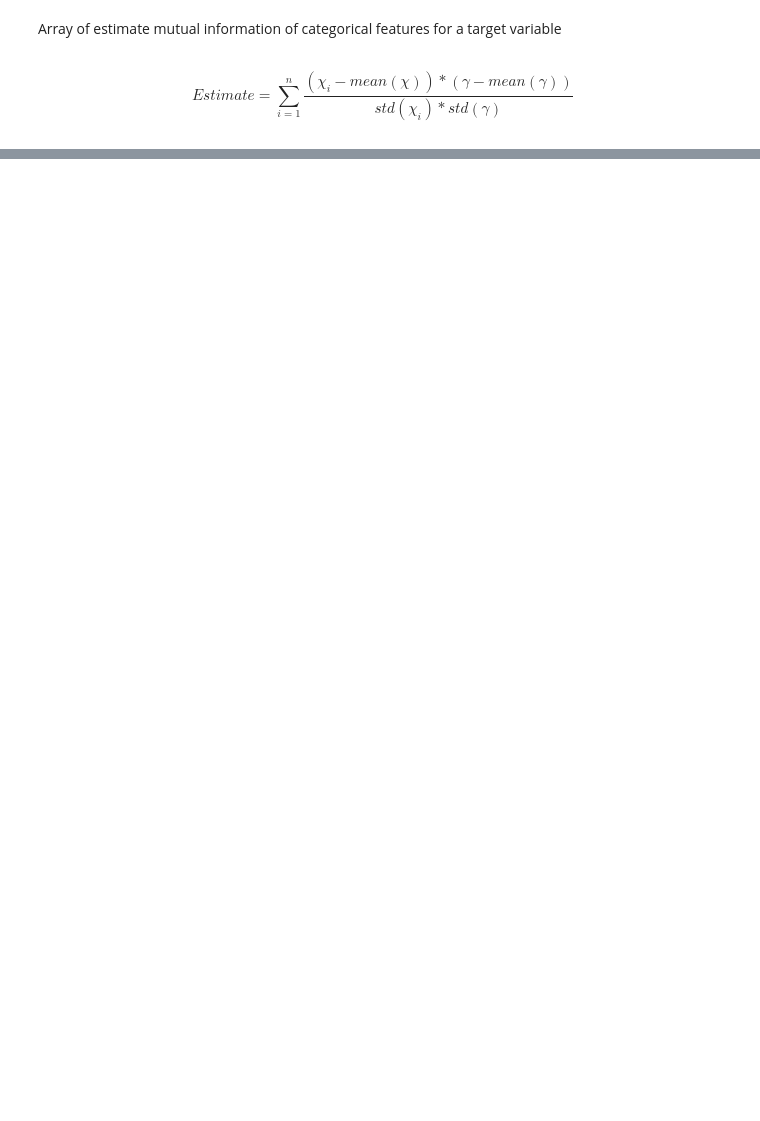
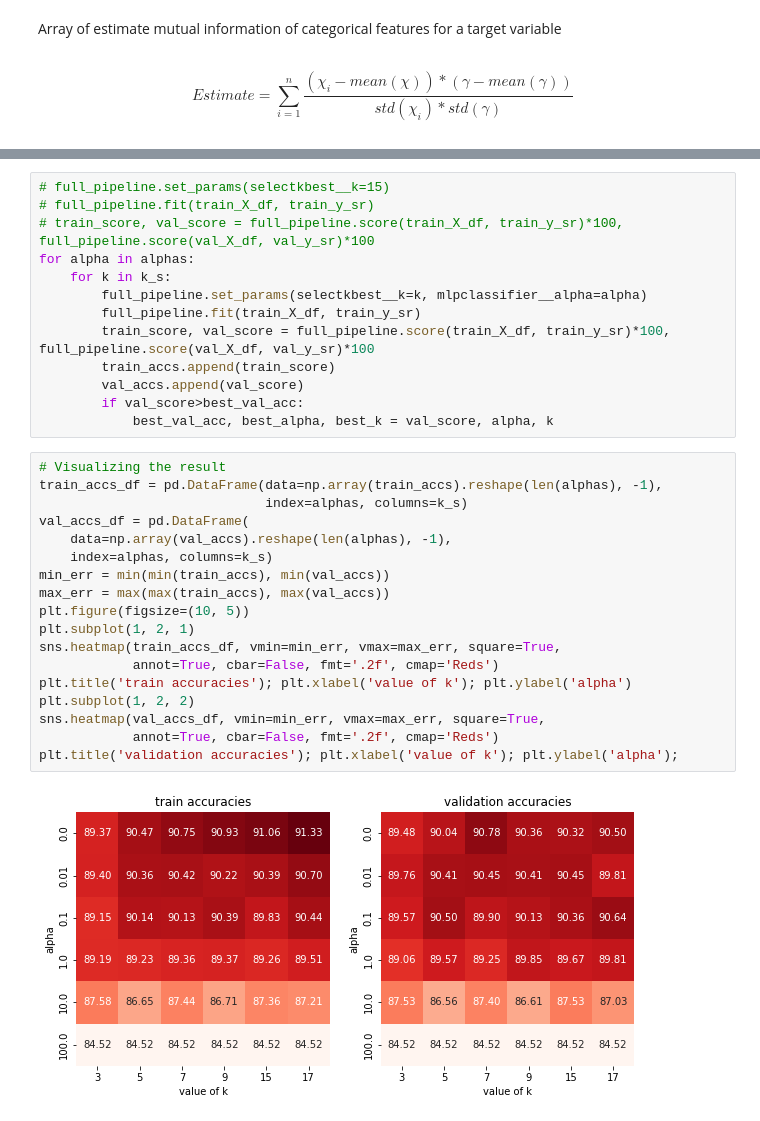
Before and after one commit to camphong24032002/Assignment3-PDS, a Jupyter notebook: Assigment3RMIT.ipynb, the cells around one changed output, grey strips where cells are left out. Drawn from its saved outputs; the diff is of its cells as text; blank space fills up the shorter version.

```diff
--- a/Assigment3RMIT.ipynb
+++ b/Assigment3RMIT.ipynb
@@ -279,0 +291,33 @@ VisitorType: 0.00307
+# %%
+# full_pipeline.set_params(selectkbest__k=15)
+# full_pipeline.fit(train_X_df, train_y_sr)
+# train_score, val_score = full_pipeline.score(train_X_df, train_y_sr)*100, full_pipeline.score(val_X_df, val_y_sr)*100
+for alpha in alphas:
+    for k in k_s:
+        full_pipeline.set_params(selectkbest__k=k, mlpclassifier__alpha=alpha)
+        full_pipeline.fit(train_X_df, train_y_sr)
+        train_score, val_score = full_pipeline.score(train_X_df, train_y_sr)*100, full_pipeline.score(val_X_df, val_y_sr)*100
+        train_accs.append(train_score)
+        val_accs.append(val_score)
+        if val_score>best_val_acc:
+            best_val_acc, best_alpha, best_k = val_score, alpha, k
+# %%
+# Visualizing the result
+train_accs_df = pd.DataFrame(data=np.array(train_accs).reshape(len(alphas), -1),
+                             index=alphas, columns=k_s)
+val_accs_df = pd.DataFrame(
+    data=np.array(val_accs).reshape(len(alphas), -1),
+    index=alphas, columns=k_s)
+min_err = min(min(train_accs), min(val_accs))
+max_err = max(max(train_accs), max(val_accs))
+plt.figure(figsize=(10, 5))
+plt.subplot(1, 2, 1)
+sns.heatmap(train_accs_df, vmin=min_err, vmax=max_err, square=True,
+            annot=True, cbar=False, fmt='.2f', cmap='Reds')
+plt.title('train accuracies'); plt.xlabel('value of k'); plt.ylabel('alpha')
+plt.subplot(1, 2, 2)
+sns.heatmap(val_accs_df, vmin=min_err, vmax=max_err, square=True,
+            annot=True, cbar=False, fmt='.2f', cmap='Reds')
+plt.title('validation accuracies'); plt.xlabel('value of k'); plt.ylabel('alpha');
+# %% [output]
+[figure, added]
```
Also changed, not shown: parts of 10 cells of this notebook, 1 other file.
